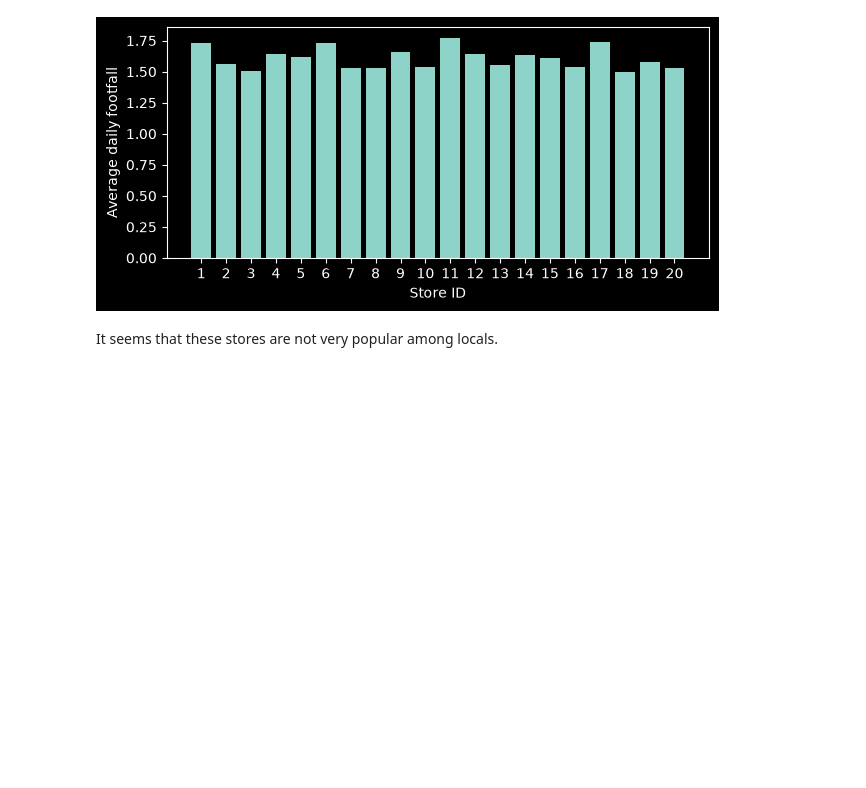
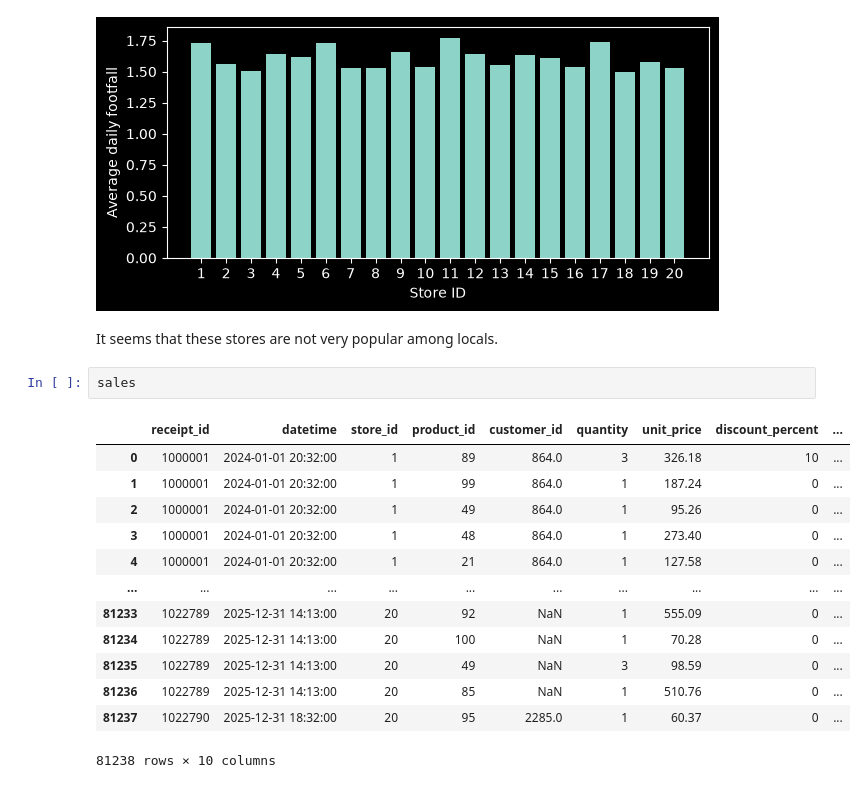
Before and after one commit to TAbramovskaya/dear-neighbour, a Jupyter notebook: python/data_overview.ipynb, the cells around one changed output. Drawn from its saved outputs; the diff is of its cells as text; blank space fills up the shorter version.

```diff
--- a/python/data_overview.ipynb
+++ b/python/data_overview.ipynb
@@ -291,3 +281,19 @@ plt.show()
 [figure]
 # %% [markdown]
 It seems that these stores are not very popular among locals.
+# %%
+sales
+# %% [output]
+|  | receipt_id | datetime | store_id | product_id | customer_id | quantity | unit_price | discount_percent | ... |
+| 0 | 1000001 | 2024-01-01 20:32:00 | 1 | 89 | 864.0 | 3 | 326.18 | 10 | ... |
+| 1 | 1000001 | 2024-01-01 20:32:00 | 1 | 99 | 864.0 | 1 | 187.24 | 0 | ... |
+| 2 | 1000001 | 2024-01-01 20:32:00 | 1 | 49 | 864.0 | 1 | 95.26 | 0 | ... |
+| 3 | 1000001 | 2024-01-01 20:32:00 | 1 | 48 | 864.0 | 1 | 273.40 | 0 | ... |
+| 4 | 1000001 | 2024-01-01 20:32:00 | 1 | 21 | 864.0 | 1 | 127.58 | 0 | ... |
+| ... | ... | ... | ... | ... | ... | ... | ... | ... | ... |
+| 81233 | 1022789 | 2025-12-31 14:13:00 | 20 | 92 | NaN | 1 | 555.09 | 0 | ... |
+| 81234 | 1022789 | 2025-12-31 14:13:00 | 20 | 100 | NaN | 1 | 70.28 | 0 | ... |
+| 81235 | 1022789 | 2025-12-31 14:13:00 | 20 | 49 | NaN | 3 | 98.59 | 0 | ... |
+| 81236 | 1022789 | 2025-12-31 14:13:00 | 20 | 85 | NaN | 1 | 510.76 | 0 | ... |
+| 81237 | 1022790 | 2025-12-31 18:32:00 | 20 | 95 | 2285.0 | 1 | 60.37 | 0 | ... |
+81238 rows × 10 columns
```
Also changed, not shown: parts of 10 cells of this notebook.
